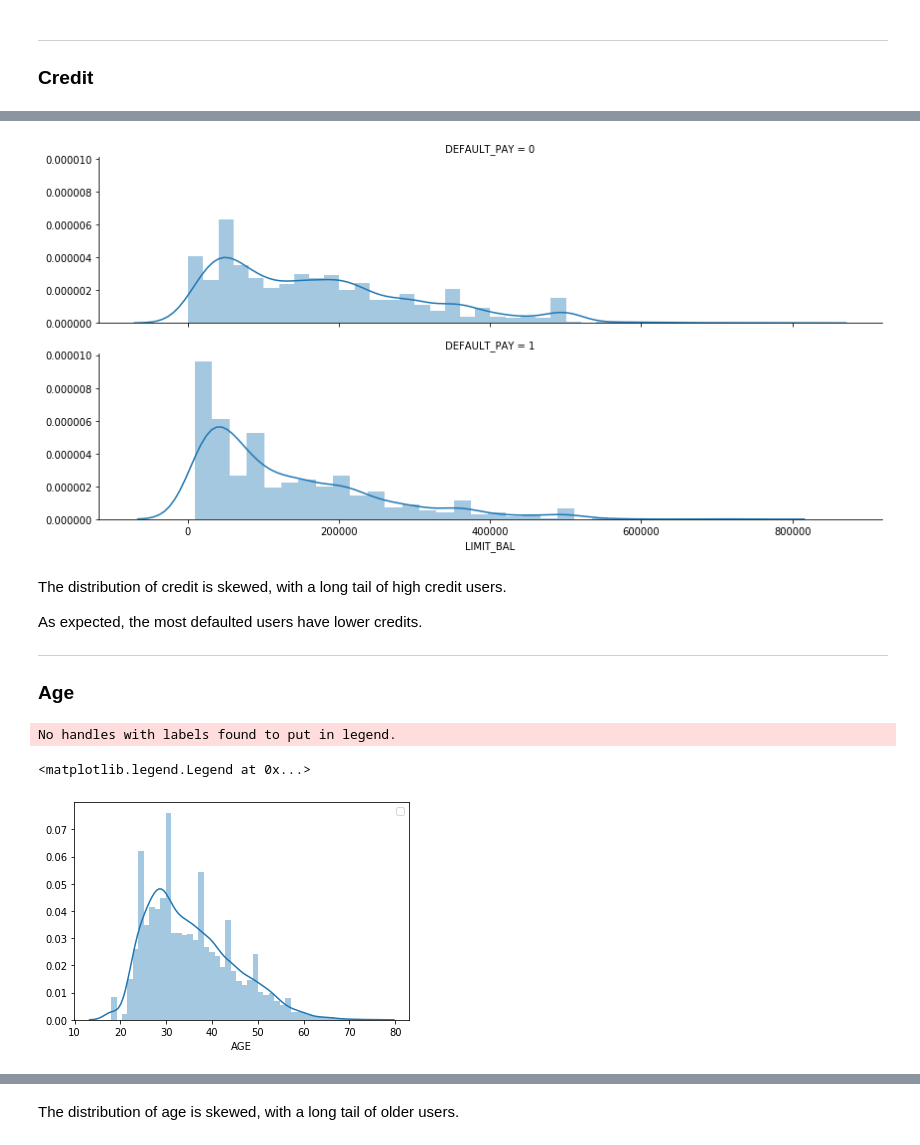
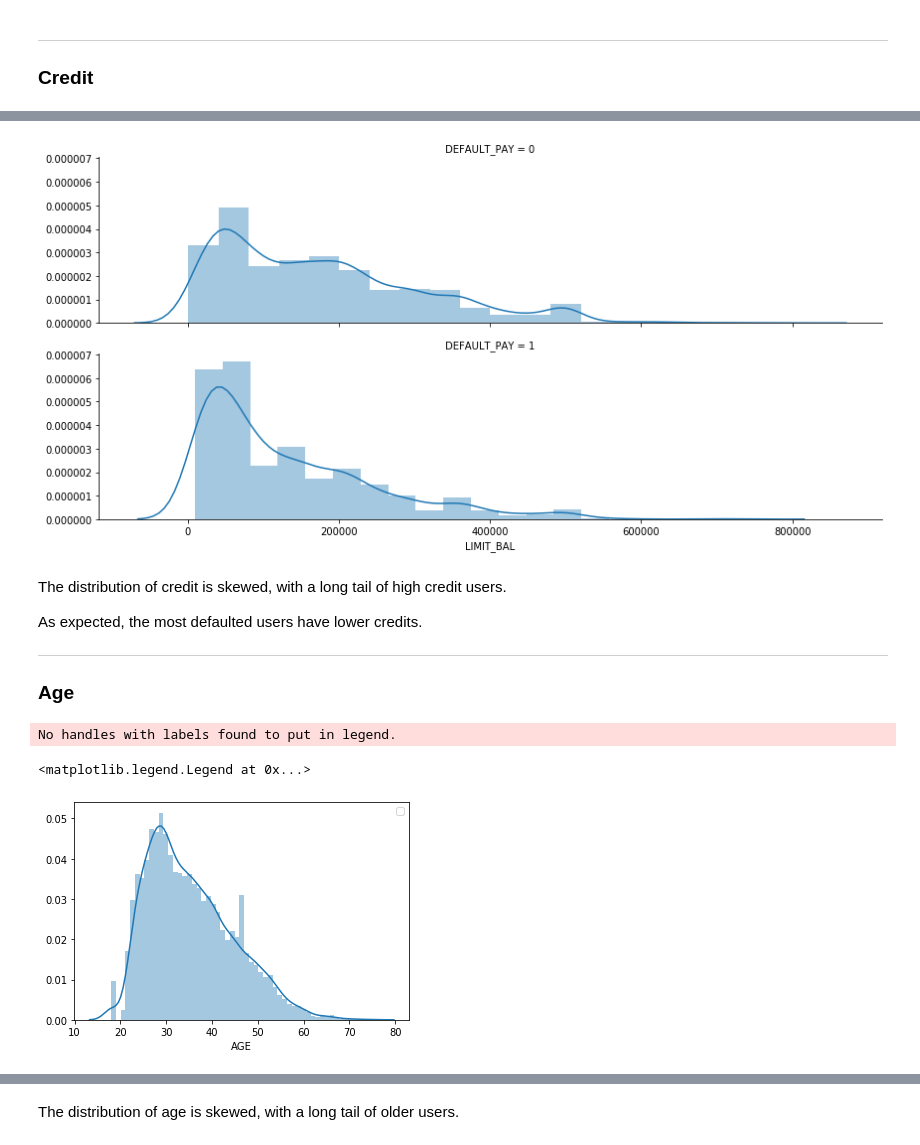
Before and after one commit to yickminglee/Reap-DS-challenge, a Jupyter notebook: Exploratory Data Analysis.ipynb, the cells around one changed output, grey strips where cells are left out. Saved outputs shown, nothing was run; the diff lists cells and outputs as text; code cells hidden in the pictures.

```diff
--- a/Exploratory Data Analysis.ipynb
+++ b/Exploratory Data Analysis.ipynb
@@ -314,12 +315,12 @@ No handles with labels found to put in legend.
 # %%
-def def_dist(df, col):
+def def_dist(df, col, bins):
     g = sns.FacetGrid(df, row='DEFAULT_PAY',
                   height=3, aspect=4,)
-    g.map(sns.distplot, col);
+    g.map(sns.distplot, col, bins=bins);
 
-def_dist(df_explore, 'LIMIT_BAL')
+def_dist(df_explore, 'LIMIT_BAL', 20)
 # %% [output]
-[figure, old version]
+[figure, new version]
 # %% [markdown]
 The distribution of credit is skewed, with a long tail of high credit users.
 
@@ -329,10 +330,10 @@ As expected, the most defaulted users have lower credits.
 
 ### Age
 # %%
-sns.distplot( df_explore['AGE'])
+sns.distplot( df_explore['AGE'], bins=55)
 plt.legend()
 # %% [output]
 No handles with labels found to put in legend.
 <matplotlib.legend.Legend at 0x...>
-[figure, old version]
+[figure, new version]
 # %%
```
Also changed, not shown: parts of 49 cells of this notebook, 1 other file.
